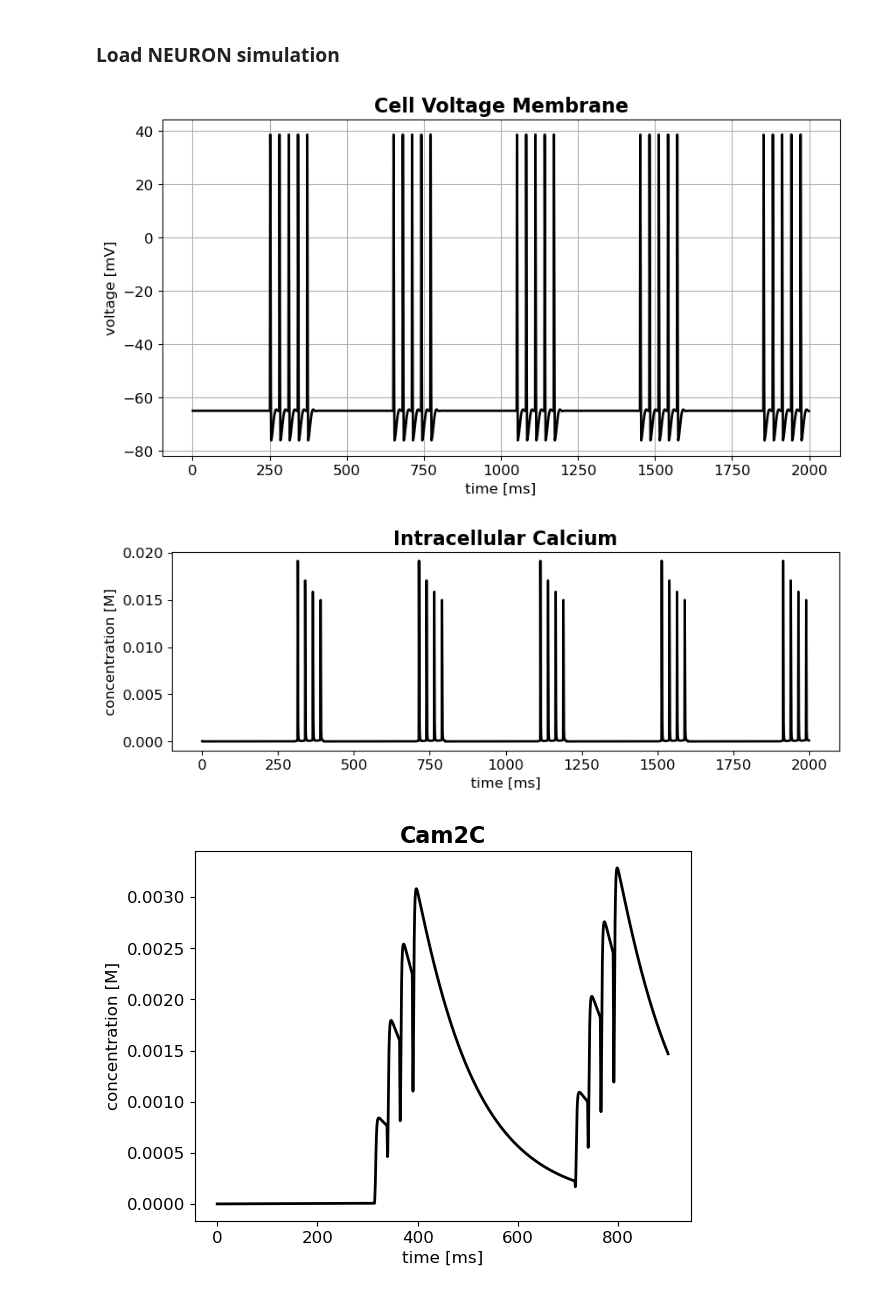
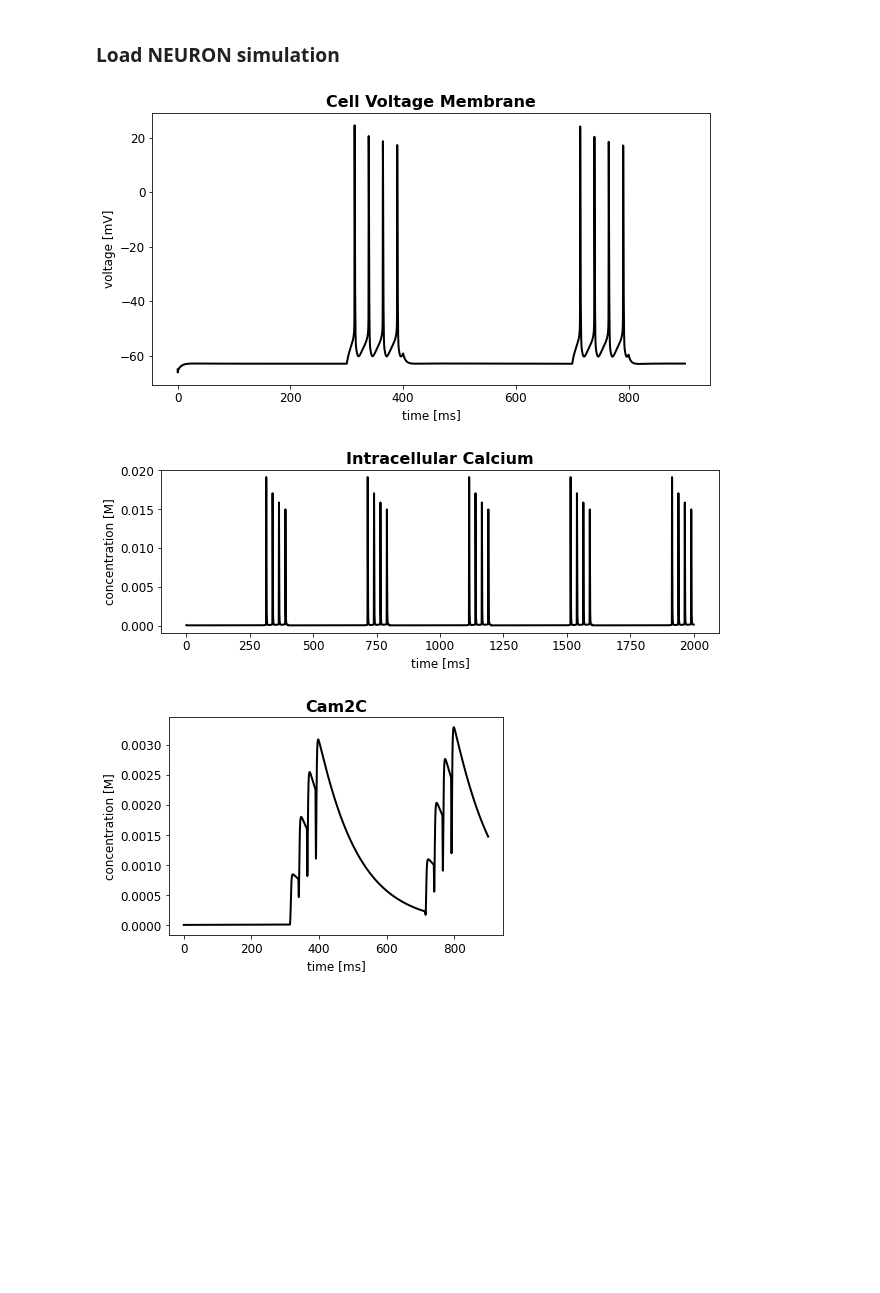
Before and after one commit to CarloAS/server_nearlab, a Jupyter notebook: reproduce_results/NODS_vs_NEURON.ipynb, the cells around one changed output. Cells and saved outputs as stored; diff of their text form; code cells hidden in the pictures; blank space fills up the shorter version.

Commit message:
finalized repo pubblication

```diff
--- a/reproduce_results/NODS_vs_NEURON.ipynb
+++ b/reproduce_results/NODS_vs_NEURON.ipynb
@@ -15,13 +15,18 @@ from mpl_toolkits.mplot3d import Axes3D
 dt     = 1 # size of a time step [ms]
 t_sim  = 1000 # simulation time [ms]
 time = arange(0,t_sim,dt)
+folder_path = '/home/csartor1/code/nearlab_repo/NODS/data/Neuron_comparison/'
+vm = np.loadtxt(folder_path+'grc_vm.txt')
+Cai = np.loadtxt(folder_path+'grc_cai.txt')
+CAM2C = np.loadtxt(folder_path+'grc_CAM2C.txt')
+NO = np.loadtxt(folder_path+'grc_no.txt')
 # %% [markdown]
 ### Load NEURON simulation
 # %%
+# Plotting cell voltage membrane
 plt.rcParams.update({'font.size': 12})
 plt.figure(figsize=(10,5))
-vm = np.loadtxt('/g100_work/EIRI_E_POLIM2/no_paper/NODS/data/NODSvsNEURON/grc_vm.dat')
-plt.plot(vm[:,1],vm[:,2], 'k', linewidth=2)
+plt.plot(vm[:,0],vm[:,1], 'k', linewidth=2)
 plt.xlabel('time [ms]')
 #plt.xlim(right = 1050)
 plt.ylabel('voltage [mV]')
@@ -29,9 +34,9 @@ plt.title('Cell Voltage Membrane', fontsize=16,fontweight ='bold')
 plt.savefig('vm_neuron.png')
 plt.show()
 # %% [output]
-[figure, old version]
+[figure, new version]
 # %%
-Cai = np.loadtxt('/g100_work/EIRI_E_POLIM2/no_paper/NODS/data/NODSvsNEURON/grc_cai.txt')
+# Plotting intracellular calcium concentration
 ca_conc = []
 ca_time = []
 calcium = Cai[Cai[:,0]<=400]
@@ -52,14 +57,14 @@ plt.ylabel('concentration [M]')
 plt.title('Intracellular Calcium', fontsize=16,fontweight ='bold')
 plt.show()
 # %% [output]
-[figure, old version]
+[figure, new version]
 # %%
-CAM2C = np.loadtxt('/g100_work/EIRI_E_POLIM2/no_paper/NODS/data/NODSvsNEURON/grc_CAM2C.txt')
+# Plotting CAM2C complex concentration
 plt.plot(CAM2C[:,0], CAM2C[:,1], 'k', linewidth=2)
 plt.xlabel('time [ms]')
 plt.ylabel('concentration [M]')
 plt.title('Cam2C', fontsize=16,fontweight ='bold')
 plt.show()
 # %% [output]
-[figure, old version]
+[figure, new version]
 # %%
```
Also changed, not shown: parts of 7 cells of this notebook, 15 other files.
